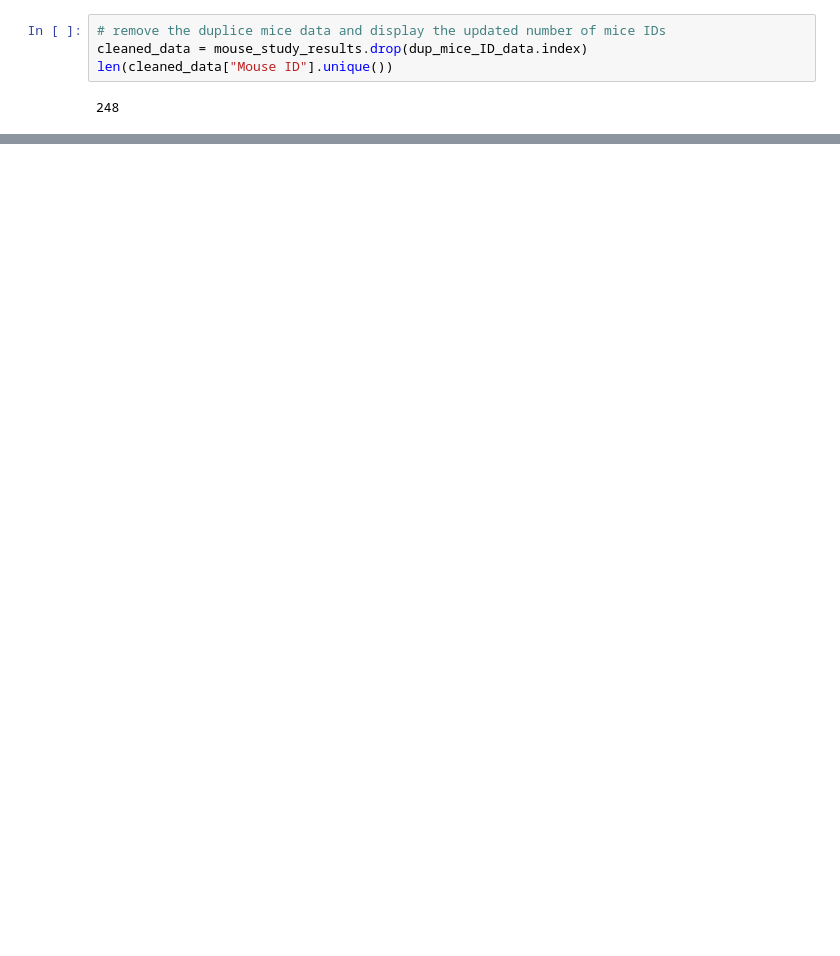
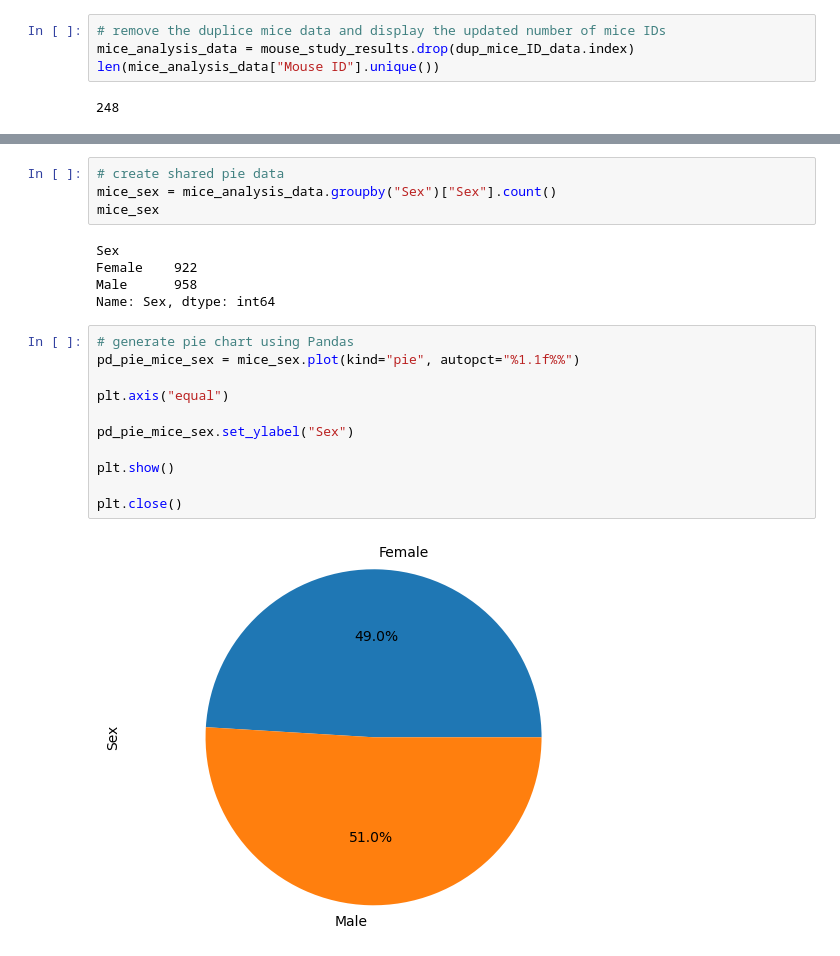
Before and after one commit to baronsgit/chart-challenge, a Jupyter notebook: Pymaceuticals/main.ipynb, the cells around one changed output, grey strips where cells are left out. Saved outputs shown, nothing was run; the diff lists cells and outputs as text; blank space fills up the shorter version.

Commit message:
completed bar and pie charts

```diff
--- a/Pymaceuticals/main.ipynb
+++ b/Pymaceuticals/main.ipynb
@@ -73,7 +74,7 @@ dup_mice_ID_data
 | 920 | g989 | Propriva | Female | 21 | 26 | 35 | 62.570880 | ... |
 # %%
 # remove the duplice mice data and display the updated number of mice IDs
-cleaned_data = mouse_study_results.drop(dup_mice_ID_data.index)
-len(cleaned_data["Mouse ID"].unique())
+mice_analysis_data = mouse_study_results.drop(dup_mice_ID_data.index)
+len(mice_analysis_data["Mouse ID"].unique())
 # %% [output]
 248
@@ -79,0 +157,22 @@ len(cleaned_data["Mouse ID"].unique())
+# %%
+# create shared pie data
+mice_sex = mice_analysis_data.groupby("Sex")["Sex"].count()
+mice_sex
+# %% [output]
+Sex
+Female    922
+Male      958
+Name: Sex, dtype: int64
+# %%
+# generate pie chart using Pandas
+pd_pie_mice_sex = mice_sex.plot(kind="pie", autopct="%1.1f%%")
+
+plt.axis("equal")
+
+pd_pie_mice_sex.set_ylabel("Sex")
+
+plt.show()
+
+plt.close()
+# %% [output]
+[figure, added]
```
Also changed, not shown: parts of 10 cells of this notebook.
